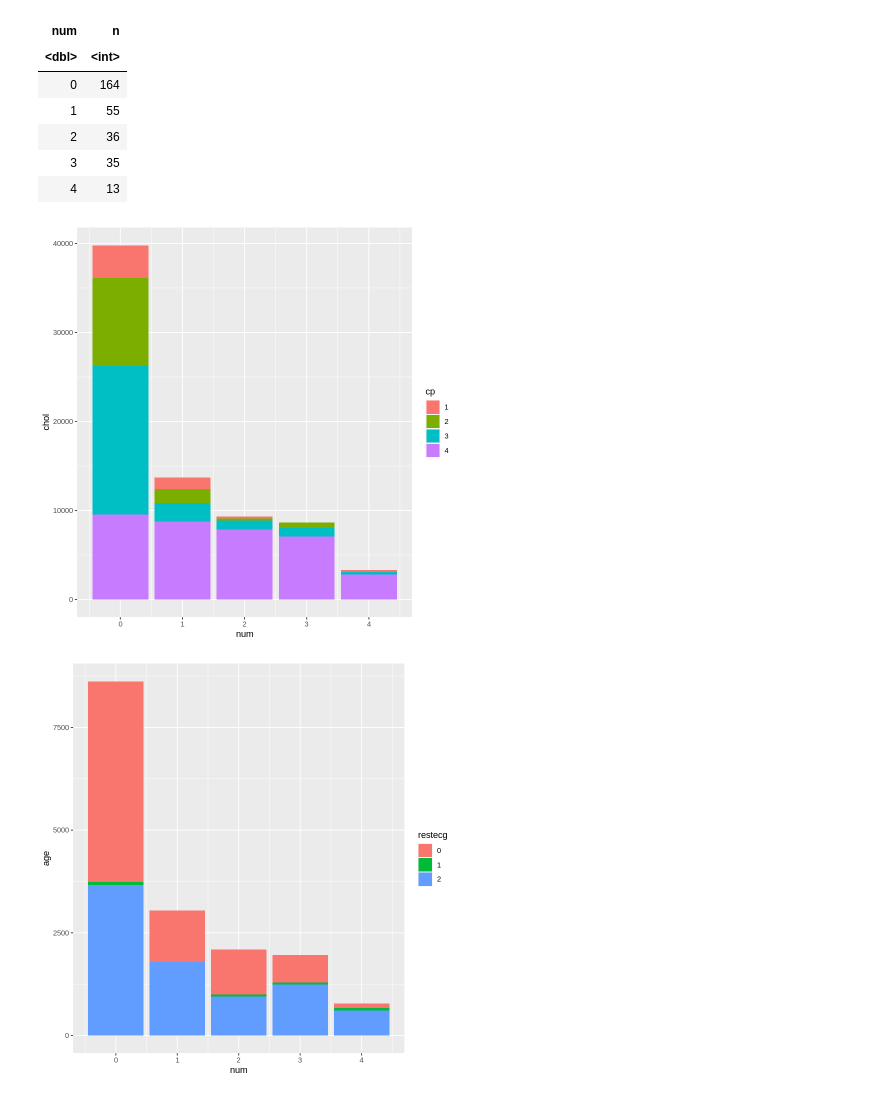
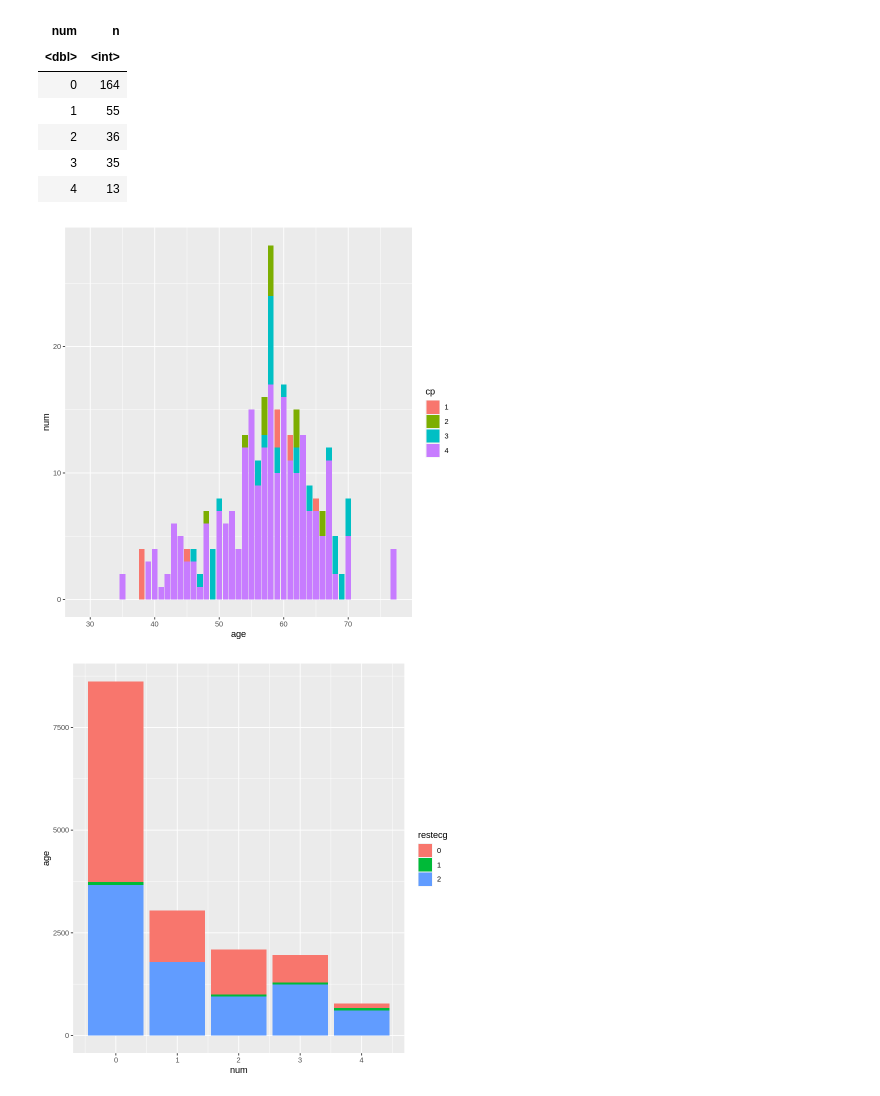
Before and after one commit to abnerbal/Heart_Disease_Predictor, a Jupyter notebook: heart_data.ipynb, the cells around one changed output. Drawn from its saved outputs; the diff is of its cells as text; code cells hidden in the pictures.

```diff
--- a/heart_data.ipynb
+++ b/heart_data.ipynb
@@ -58,7 +58,7 @@ heart_data <- read_csv(heart_disease_url, col_names = c("age", "sex", "cp", "tre
                                                                "restecg", "thalach", "exang", "oldpeak", "slope",
                                                                "ca", "thal", "num")) %>%
                         mutate(cp = as.factor(cp), fbs = as.factor(fbs), restecg = as.factor(restecg),
-                               exang = as.factor(exang), slope = as.factor(slope), sex = as.factor(sex)) %>%
+                               exang = as.factor(exang), slope = as.factor(slope), sex = as.factor(sex), chol = as.factor(chol)) %>%
                         select(age,chol,restecg,cp ,num)
 head(heart_data, 5)
 # %% [output]
@@ -128,13 +128,13 @@ A tibble: 5 × 2
 | 4 | 13 |
 # %%
 
-heart_plot <- ggplot(heart_data ,  aes(x = num , y = chol , fill = cp )) +
+heart_plot <- ggplot(heart_data ,  aes(x = age ,y= num , fill = cp )) +
     geom_bar(stat="identity")
 
 
 heart_plot
 # %% [output]
-[figure, old version]
+[figure, new version]
 # %%
 heart_plot2 <- ggplot(heart_data ,  aes(x = num , y = age , fill = restecg )) +
     geom_bar(stat="identity")
```
Also changed, not shown: parts of 3 cells of this notebook.
